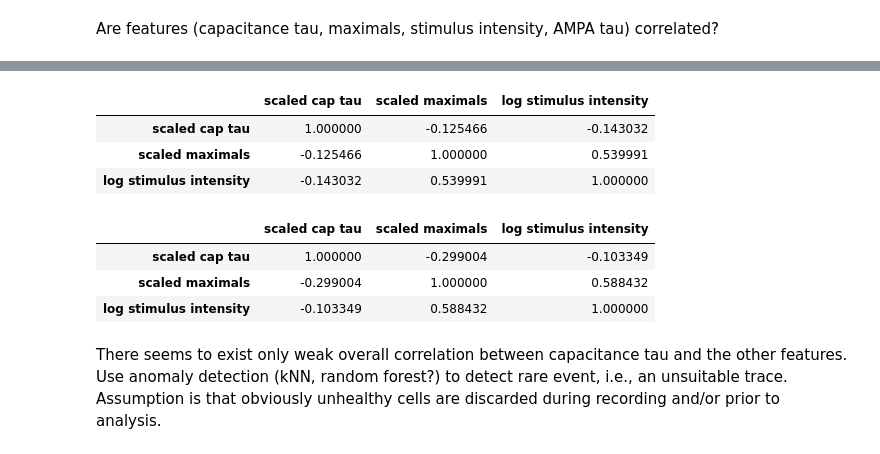
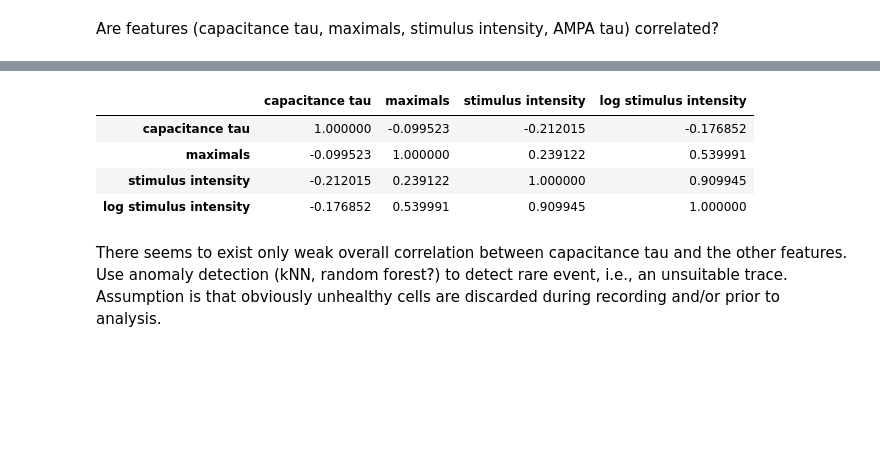
Before and after one commit to yuwie10/ephysAnalysis, a Jupyter notebook: ephysAnalysis2.ipynb, the cells around one changed output, grey strips where cells are left out. Cells and saved outputs as stored; diff of their text form; code cells hidden in the pictures; blank space fills up the shorter version.

```diff
--- a/ephysAnalysis2.ipynb
+++ b/ephysAnalysis2.ipynb
@@ -101,7 +101,0 @@ plt.show();
-# %%
-#Take log of amplitudes so can fit a linear model to cap traces
-log_cap = np.log(abs(normalized_cap))
-smoothed_curve = log_cap.rolling(window = 150).mean()
-
-plt.plot(smoothed_curve)
-plt.show();
@@ -121,7 +130,7 @@ for col_name in traces_for_reg.drop('sec', axis=1).columns:
 #Pull out coefficients of each trace
 coefs = []
 ids = []
-for key in regModel:
+for key in reg_model:
     id = key
     ids.append(id)
     coef = reg_model[key].params
@@ -307,17 +364,13 @@ plt.show();
 # %%
-cap_vs_max_A.iloc[:, 3:].corr()
+cap_vs_max_A.corr()
 # %% [output]
-|  | scaled cap tau | scaled maximals | log stimulus intensity |
-| scaled cap tau | 1.000000 | -0.125466 | -0.143032 |
-| scaled maximals | -0.125466 | 1.000000 | 0.539991 |
-| log stimulus intensity | -0.143032 | 0.539991 | 1.000000 |
+|  | capacitance tau | maximals | stimulus intensity | log stimulus intensity |
+| capacitance tau | 1.000000 | -0.099523 | -0.212015 | -0.176852 |
+| maximals | -0.099523 | 1.000000 | 0.239122 | 0.539991 |
+| stimulus intensity | -0.212015 | 0.239122 | 1.000000 | 0.909945 |
+| log stimulus intensity | -0.176852 | 0.539991 | 0.909945 | 1.000000 |
 # %%
 cap_vs_max_N.iloc[:, 3:].corr()
-# %% [output]
-|  | scaled cap tau | scaled maximals | log stimulus intensity |
-| scaled cap tau | 1.000000 | -0.299004 | -0.103349 |
-| scaled maximals | -0.299004 | 1.000000 | 0.588432 |
-| log stimulus intensity | -0.103349 | 0.588432 | 1.000000 |
 # %% [markdown]
 There seems to exist only weak overall correlation between capacitance tau and the other features.
 Use anomaly detection (kNN, random forest?) to detect rare event, i.e., an unsuitable trace. Assumption is that obviously unhealthy cells are discarded during recording and/or prior to analysis.
```
Also changed, not shown: parts of 26 cells of this notebook.
